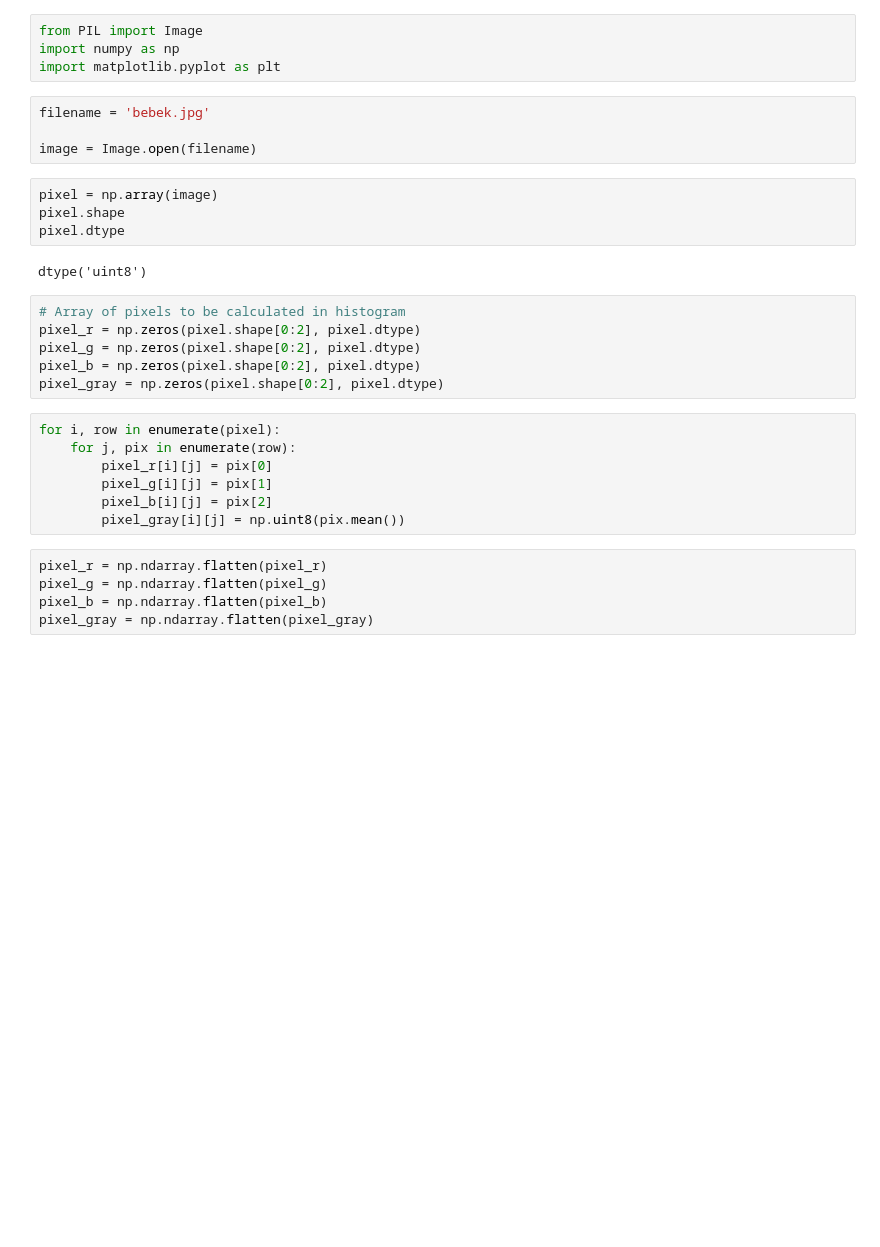
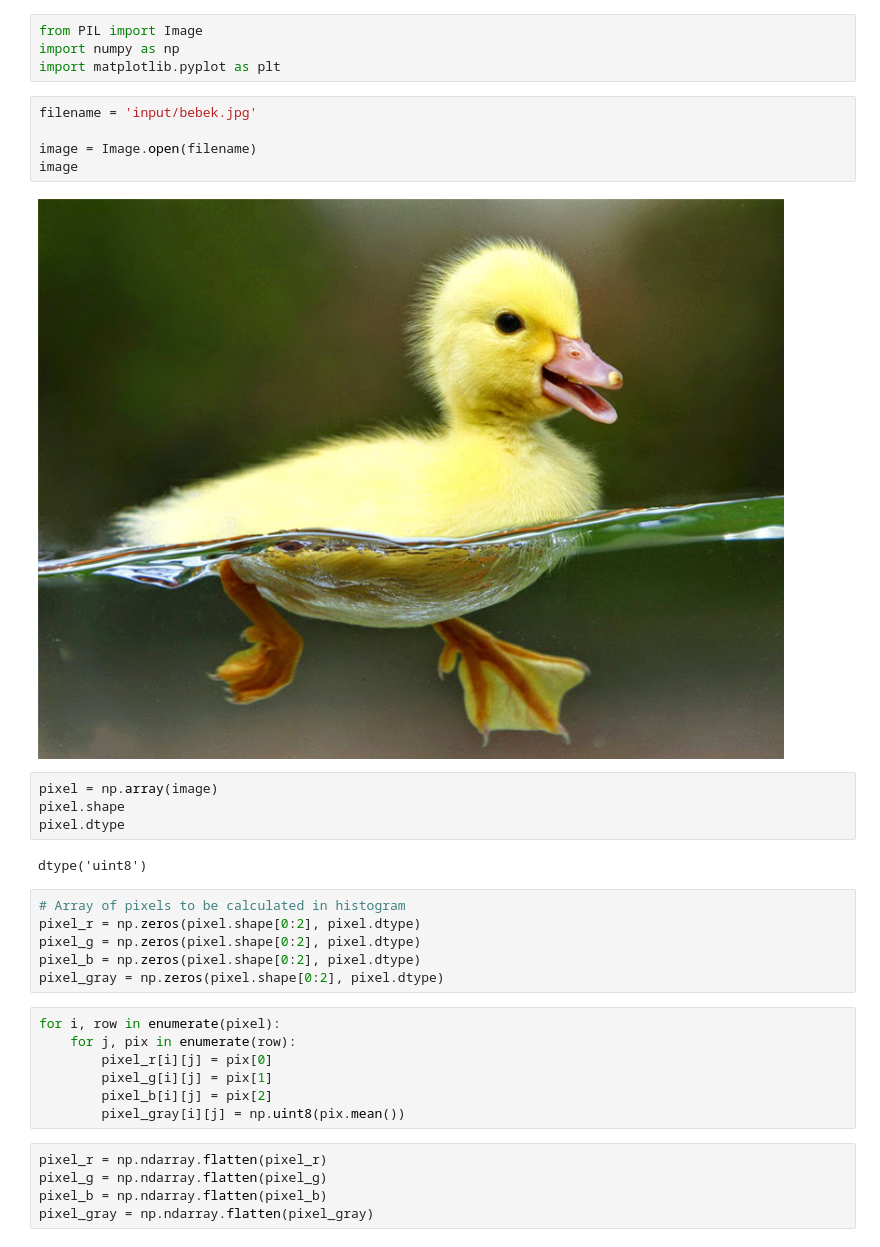
Before and after one commit to fadhilimamk/citra, a Jupyter notebook: Histogram Visualization of Image.ipynb, the cells around one changed output. Saved outputs shown, nothing was run; the diff lists cells and outputs as text; blank space fills up the shorter version.

```diff
--- a/Histogram Visualization of Image.ipynb
+++ b/Histogram Visualization of Image.ipynb
@@ -3,9 +3,12 @@ from PIL import Image
 import numpy as np
 import matplotlib.pyplot as plt
 # %%
-filename = 'bebek.jpg'
+filename = 'input/bebek.jpg'
 
 image = Image.open(filename)
+image
+# %% [output]
+[figure, added]
 # %%
 pixel = np.array(image)
 pixel.shape
```
Also changed, not shown: parts of 4 cells of this notebook, 5 other files.
